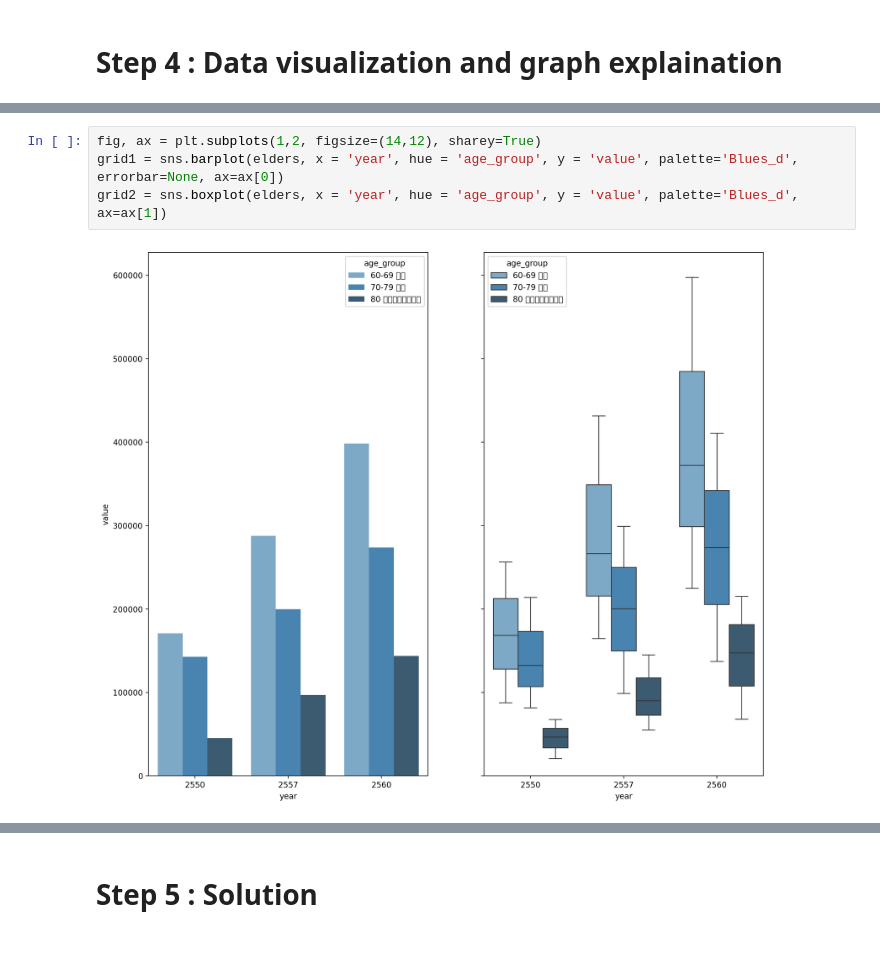
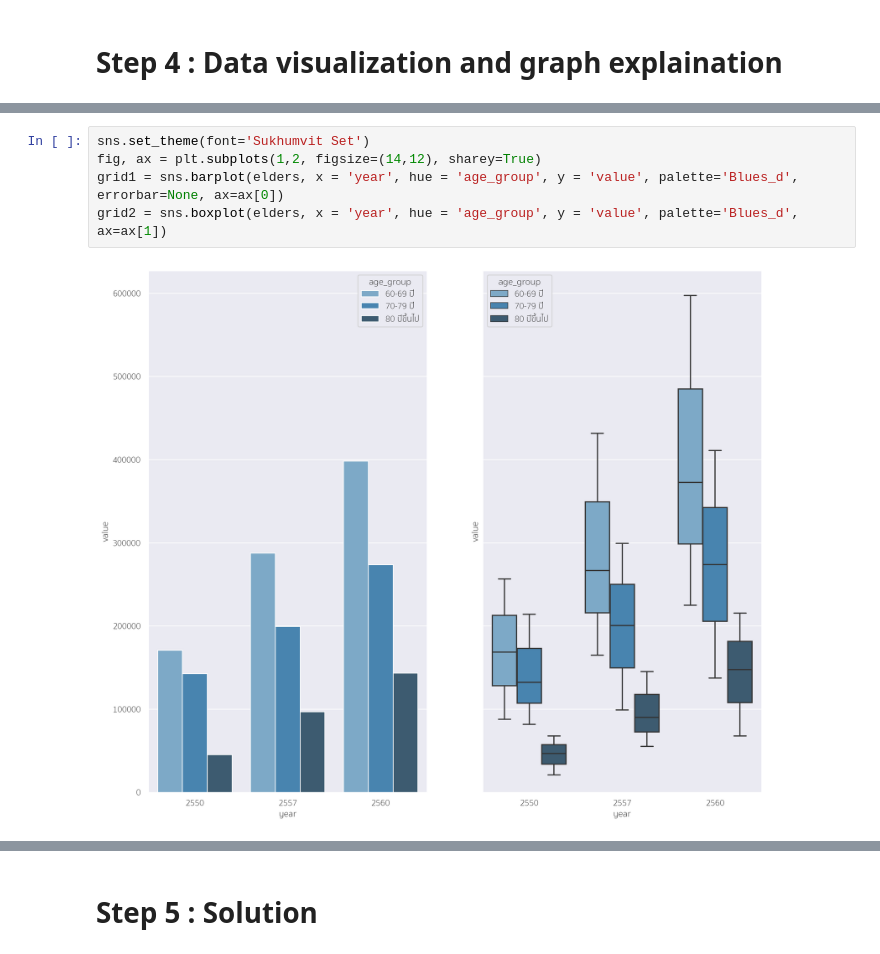
Before and after one commit to Zylink2/Machine_Learning_Project_2, a Jupyter notebook: notebook2.ipynb, the cells around one changed output, grey strips where cells are left out. Drawn from its saved outputs; the diff is of its cells as text.

```diff
--- a/notebook2.ipynb
+++ b/notebook2.ipynb
@@ -425,9 +503,10 @@ Text(0.5, 1.0, 'Increase of Migration within Thailand across all regions between
 # %%
+sns.set_theme(font='Sukhumvit Set')
 fig, ax = plt.subplots(1,2, figsize=(14,12), sharey=True)
 grid1 = sns.barplot(elders, x = 'year', hue = 'age_group', y = 'value', palette='Blues_d', errorbar=None, ax=ax[0])
 grid2 = sns.boxplot(elders, x = 'year', hue = 'age_group', y = 'value', palette='Blues_d', ax=ax[1])
 # %% [output]
-[figure, old version]
+[figure, new version]
 # %%
 g = sns.catplot(
     data=elders,
```
Also changed, not shown: parts of 19 cells of this notebook.
